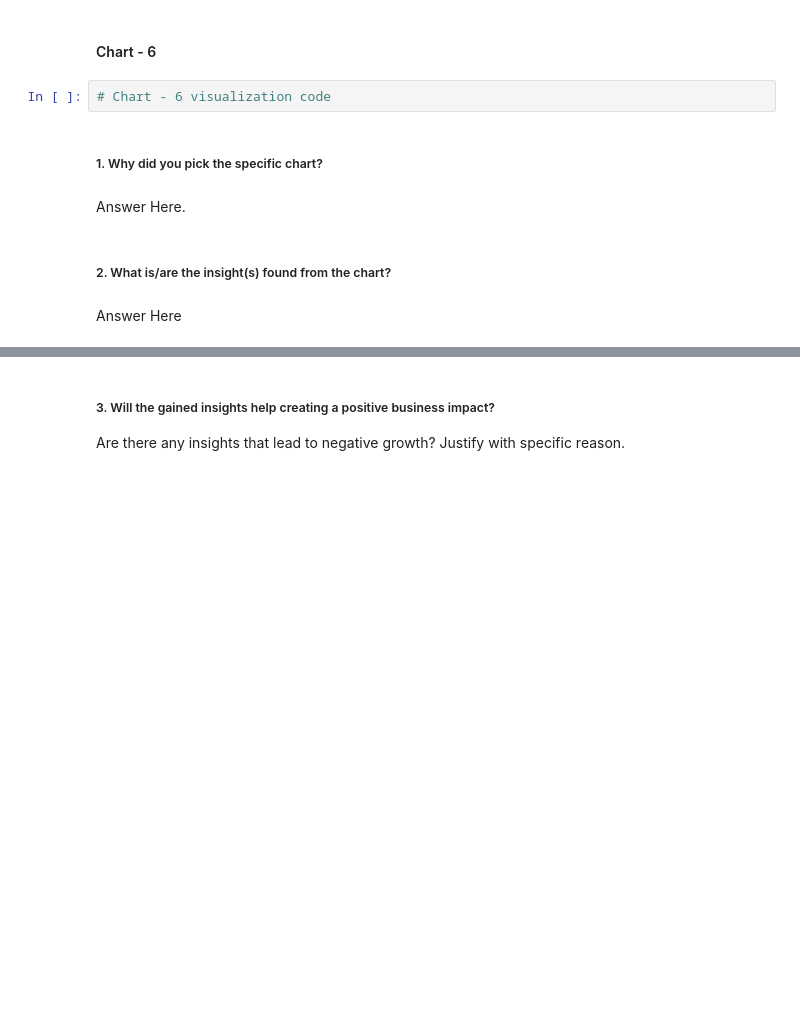
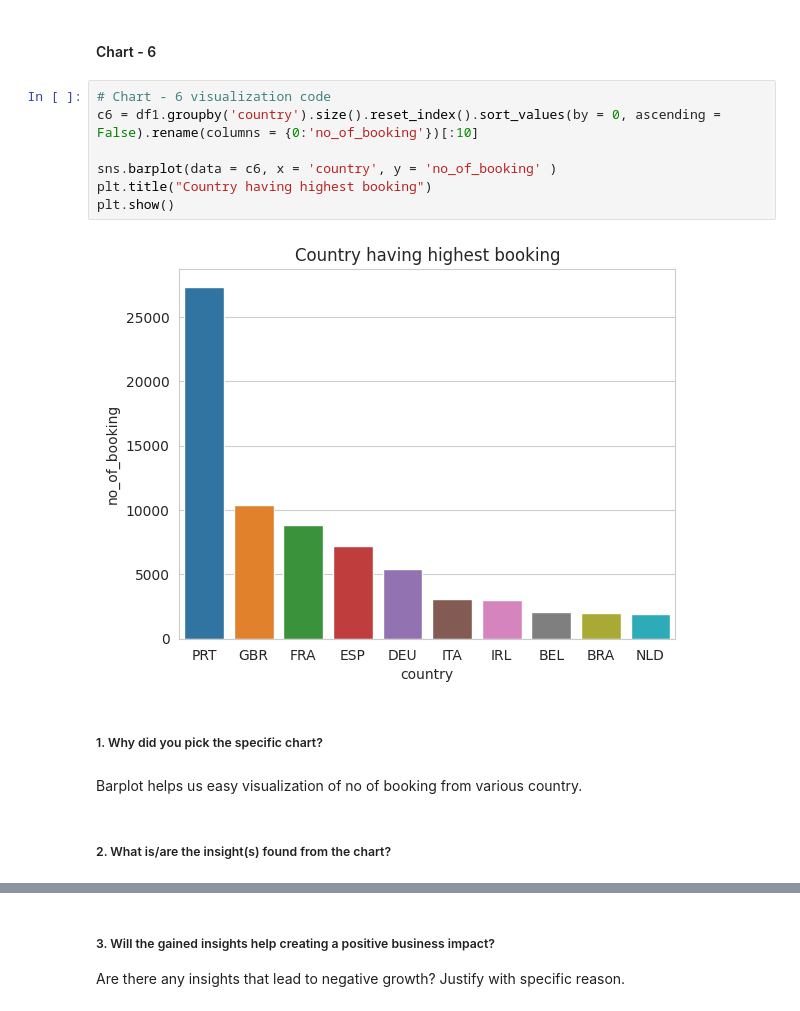
Before and after one commit to Hrishik-D/CapstoneProject_EDA_Hotel_Analysis, a Jupyter notebook: EDA_Hotel_Analysis_Individual.ipynb, the cells around one changed output, grey strips where cells are left out. Cells and saved outputs as stored; diff of their text form; blank space fills up the shorter version.

```diff
--- a/EDA_Hotel_Analysis_Individual.ipynb
+++ b/EDA_Hotel_Analysis_Individual.ipynb
@@ -521,12 +536,17 @@ Answer Here
 # %% [markdown]
 #### Chart - 6
-# %%
-# Chart - 6 visualization code
+# %%
+# Chart - 6 visualization code
+c6 = df1.groupby('country').size().reset_index().sort_values(by = 0, ascending = False).rename(columns = {0:'no_of_booking'})[:10]
+
+sns.barplot(data = c6, x = 'country', y = 'no_of_booking' )
+plt.title("Country having highest booking")
+plt.show()
+# %% [output]
+[figure, added]
 # %% [markdown]
 ##### 1. Why did you pick the specific chart?
-# %% [markdown]
-Answer Here.
+# %% [markdown]
+Barplot helps us easy visualization of no of booking from various country.
 # %% [markdown]
 ##### 2. What is/are the insight(s) found from the chart?
-# %% [markdown]
-Answer Here
```
Also changed, not shown: parts of 11 cells of this notebook.
